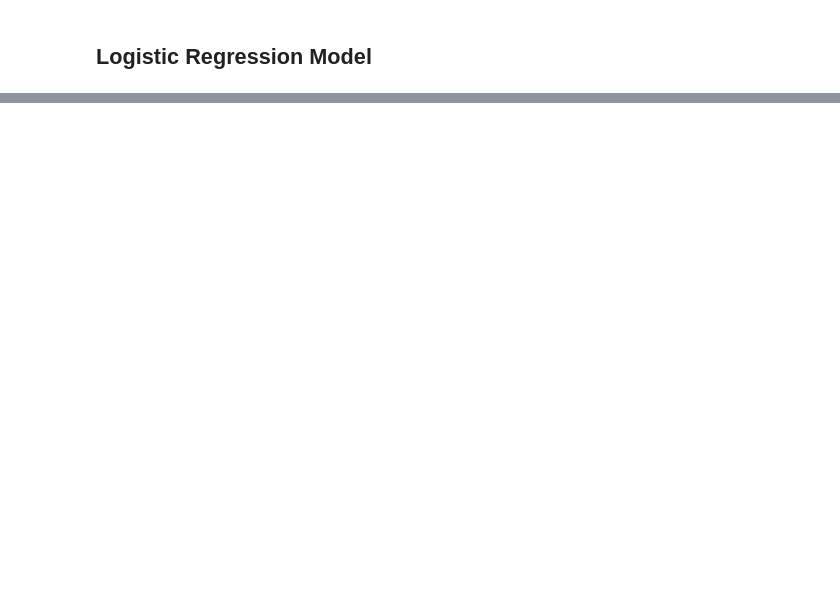
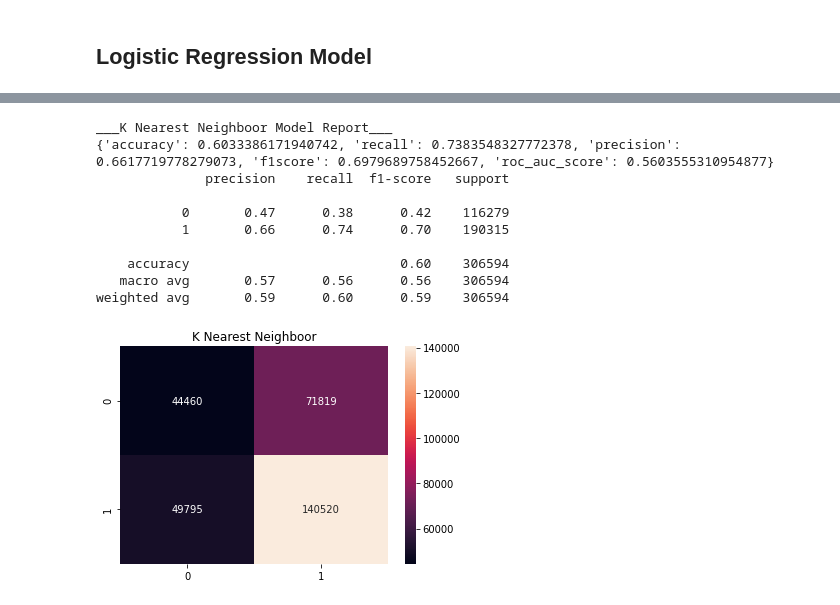
Before and after one commit to Ducthinh2603/IBM_Machine_Learning_Spec, a Jupyter notebook: Course_3_SML_Classification/6. Assignment/covid19_course2.ipynb, the cells around one changed output, grey strips where cells are left out. Saved outputs shown, nothing was run; the diff lists cells and outputs as text; code cells hidden in the pictures; blank space fills up the shorter version.

```diff
--- a/Course_3_SML_Classification/6. Assignment/covid19_course2.ipynb
+++ b/Course_3_SML_Classification/6. Assignment/covid19_course2.ipynb
@@ -244,6 +277,18 @@ weighted avg       0.65      0.66      0.61    306594
 # %%
-knn = KNeighborsClassifier(weights='distance')
-param_grid = {
-    "n_neighbors": [i for i in range(1, 39, 2)]
-}
-general_report(knn, name="K Nearest Neighboor", param_grid=param_grid)
+knn = KNeighborsClassifier(weights='distance', n_neighbors=5)
+# param_grid = {
+#     "n_neighbors": [i for i in range(5, 9, 2)]
+# }
+knn_model = general_report(knn, name="K Nearest Neighboor", n_jobs=3)
+# %% [output]
+___K Nearest Neighboor Model Report___
+{'accuracy': 0.6033386171940742, 'recall': 0.7383548327772378, 'precision': 0.6617719778279073, 'f1score': 0.6979689758452667, 'roc_auc_score': 0.5603555310954877}
+              precision    recall  f1-score   support
+
+           0       0.47      0.38      0.42    116279
+           1       0.66      0.74      0.70    190315
+
+    accuracy                           0.60    306594
+   macro avg       0.57      0.56      0.56    306594
+weighted avg       0.59      0.60      0.59    306594
+[figure, added]
```
Also changed, not shown: parts of 5 cells of this notebook, 2 other files.
